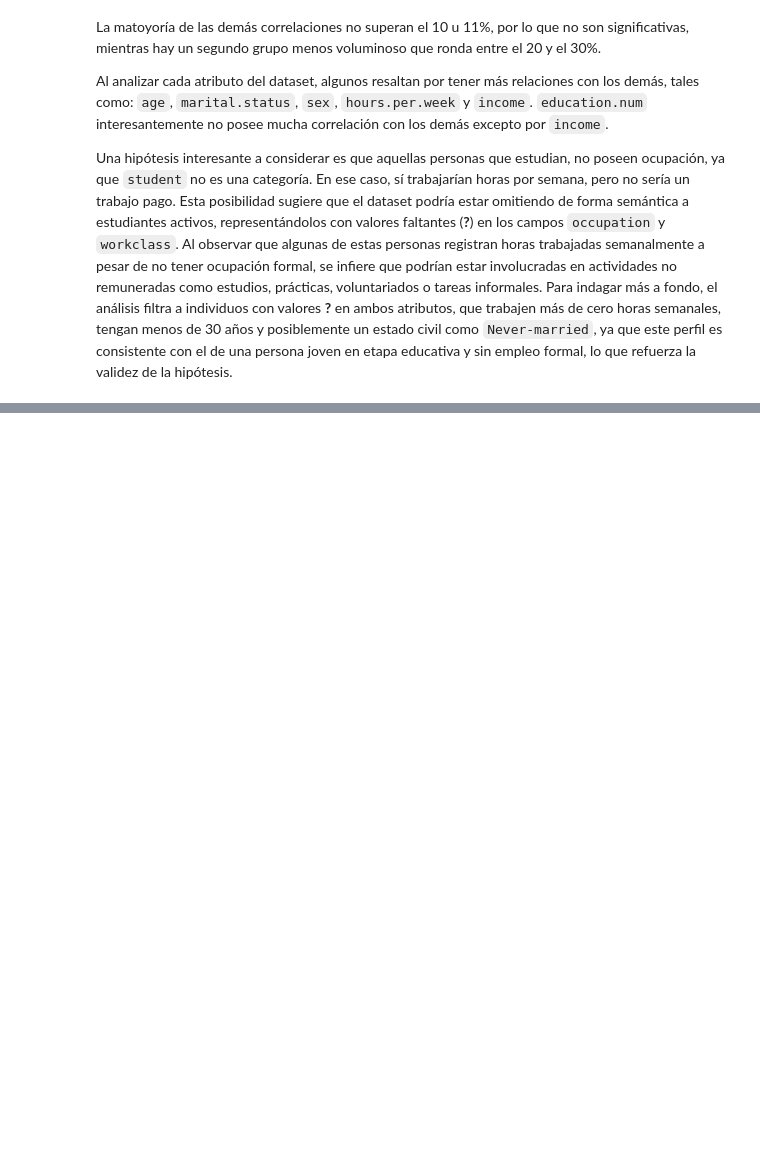
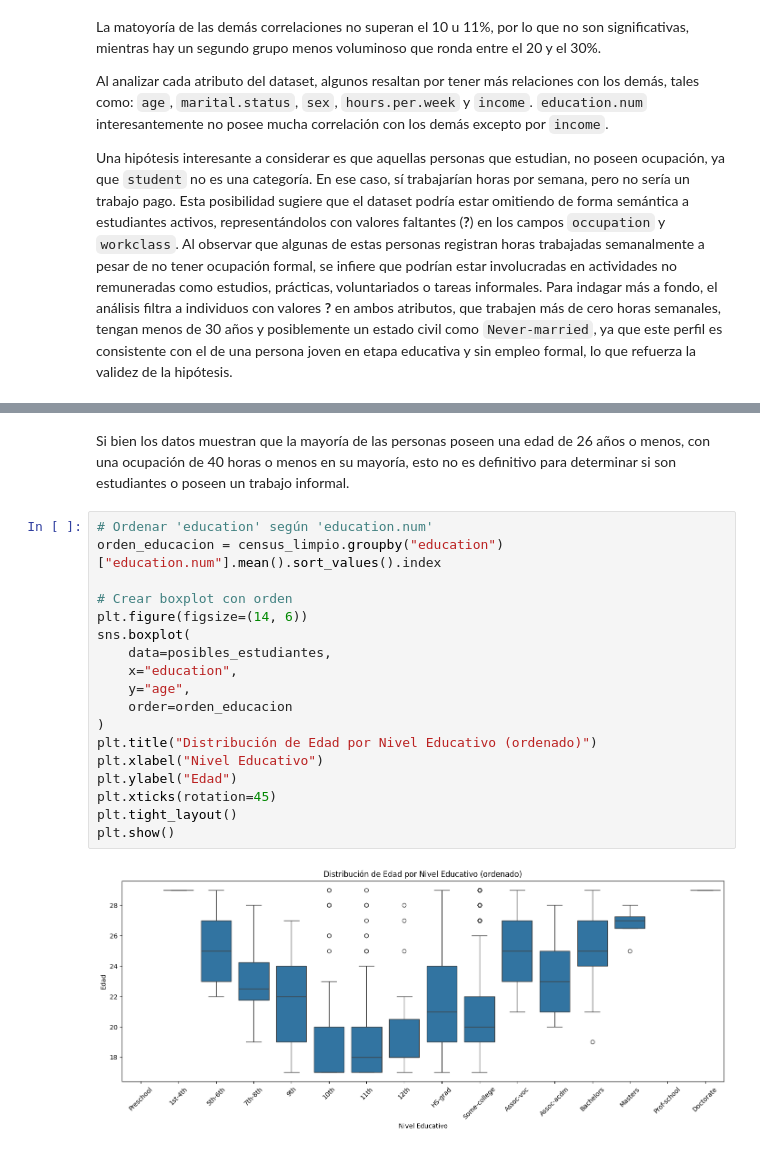
Before and after one commit to jquelas/adult_census_income, a Jupyter notebook: adult_census_income.ipynb, the cells around one changed output, grey strips where cells are left out. Cells and saved outputs as stored; diff of their text form; blank space fills up the shorter version.

Commit message:
Addition of more graphics regarding missing values.

```diff
--- a/adult_census_income.ipynb
+++ b/adult_census_income.ipynb
@@ -592,0 +581,22 @@ Muestra de posibles estudiantes:
+# %% [markdown]
+Si bien los datos muestran que la mayoría de las personas poseen una edad de 26 años o menos, con una ocupación de 40 horas o menos en su mayoría, esto no es definitivo para determinar si son estudiantes o poseen un trabajo informal.
+# %%
+# Ordenar 'education' según 'education.num'
+orden_educacion = census_limpio.groupby("education")["education.num"].mean().sort_values().index
+
+# Crear boxplot con orden
+plt.figure(figsize=(14, 6))
+sns.boxplot(
+    data=posibles_estudiantes,
+    x="education",
+    y="age",
+    order=orden_educacion
+)
+plt.title("Distribución de Edad por Nivel Educativo (ordenado)")
+plt.xlabel("Nivel Educativo")
+plt.ylabel("Edad")
+plt.xticks(rotation=45)
+plt.tight_layout()
+plt.show()
+# %% [output]
+[figure, added]
```
Also changed, not shown: parts of 3 cells of this notebook.
